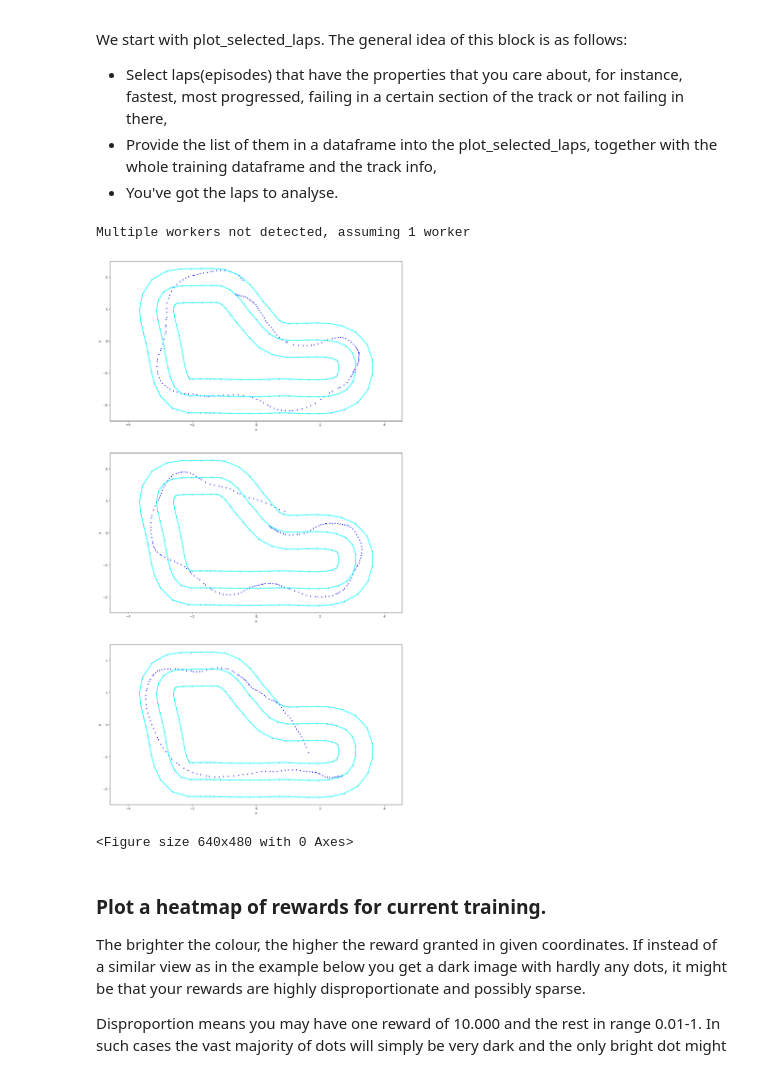
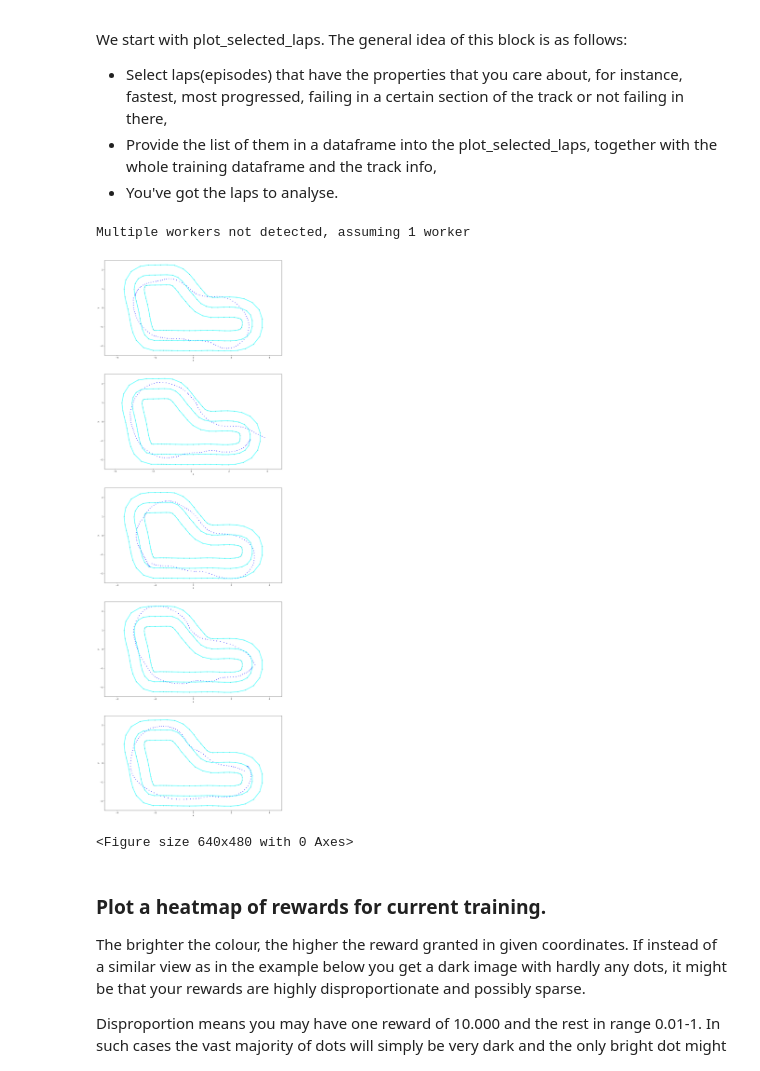
Before and after one commit to JDSP-23/deepracer-analysis, a Jupyter notebook: Training_analysis.ipynb, the cells around one changed output. Saved outputs shown, nothing was run; the diff lists cells and outputs as text; code cells hidden in the pictures.

```diff
--- a/Training_analysis.ipynb
+++ b/Training_analysis.ipynb
@@ -87,7 +87,7 @@ For other ways to read in data look at the [configuration examples](https://gith
 #log.load_training_trace()
 # %%
 # # Example / Alternative for logs on file-system
-fh = FSFileHandler(model_folder='logs/test-custom-1', robomaker_log_path='logs/test-custom-1/logs/training/training-20240502130054-r0VQe9hvRcWaPGVDOMBUvA-robomaker.log')
+fh = FSFileHandler(model_folder='logs/test-custom-2-clone-v2', robomaker_log_path='logs/test-custom-2-clone-v2/logs/training/training-20240506105130-YvdtFxiLRSO4iTCNKAFy7Q-robomaker.log')
 log = DeepRacerLog(filehandler=fh)
 log.load_robomaker_logs()
 # %%
@@ -436,22 +435,22 @@ We start with plot_selected_laps. The general idea of this block is as follows:
 # %%
 # Some examples:
 # highest reward for complete laps:
 # episodes_to_plot = complete_ones.nlargest(3,'reward')
 
 # highest progress from all episodes:
-episodes_to_plot = simulation_agg.nlargest(3,'progress')
+episodes_to_plot = simulation_agg.nlargest(5,'progress')
 
 try:
     if df.nunique(axis=0)['worker'] > 1:
         pu.plot_selected_laps(episodes_to_plot, df, track, section_to_plot="unique_episode")
     else:
         pu.plot_selected_laps(episodes_to_plot, df, track)
 except:
     print("Multiple workers not detected, assuming 1 worker")
     pu.plot_selected_laps(episodes_to_plot, df, track)
 # %% [output]
 Multiple workers not detected, assuming 1 worker
-[figure, old version]
+[figure, new version]
 <Figure size 640x480 with 0 Axes>
 # %% [markdown]
 ### Plot a heatmap of rewards for current training.
```
Also changed, not shown: parts of 19 cells of this notebook, 6 other files.
